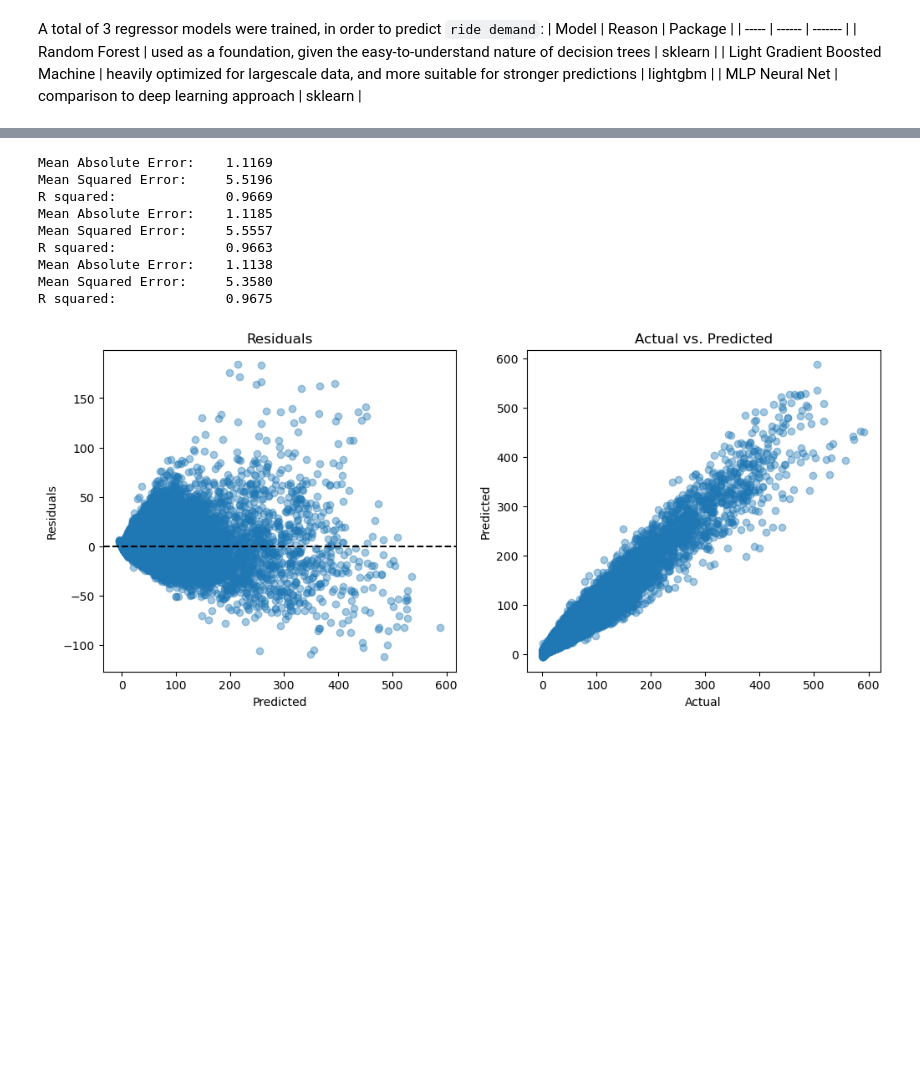
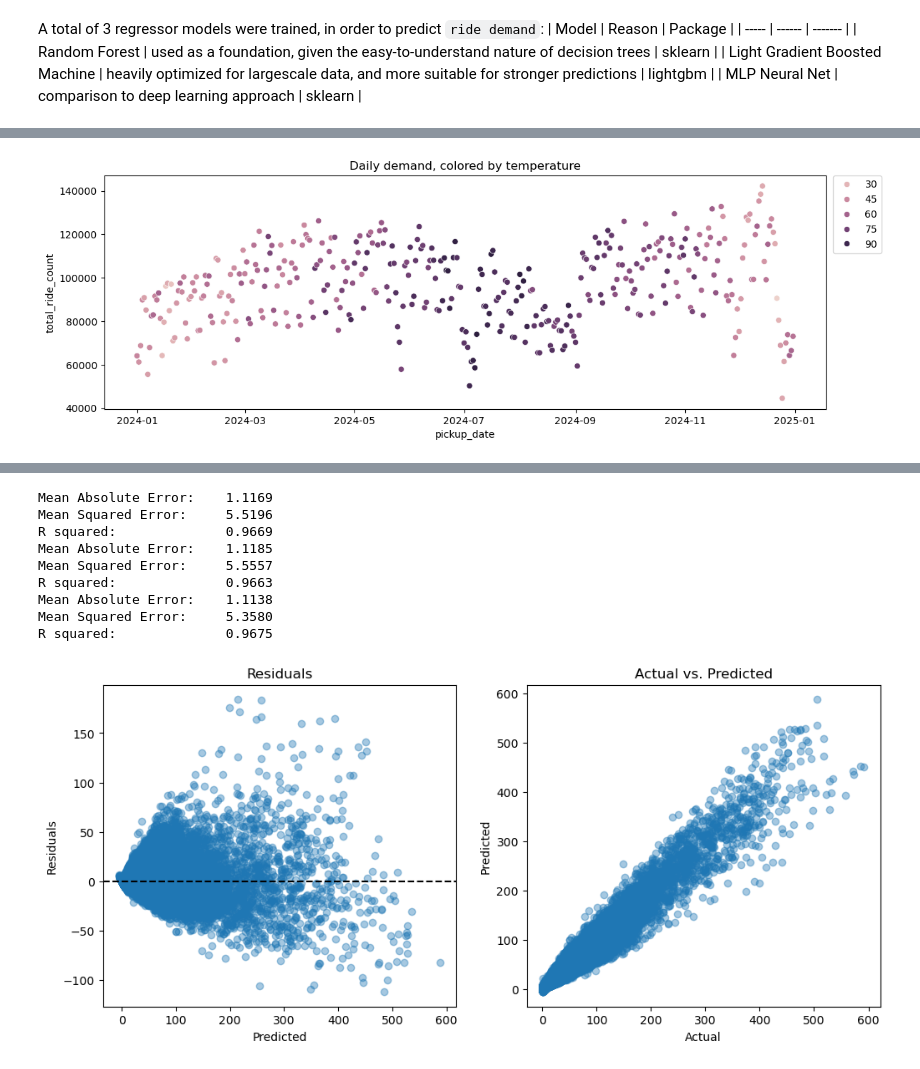
Before and after one commit to emma123456789102/Machine-Learning-Taxi-, a Jupyter notebook: final_notebook.ipynb, the cells around one changed output, grey strips where cells are left out. Saved outputs shown, nothing was run; the diff lists cells and outputs as text; code cells hidden in the pictures; blank space fills up the shorter version.

Commit message:
Pulled final_notebook from ride-demand branch

```diff
--- a/final_notebook.ipynb
+++ b/final_notebook.ipynb
@@ -661,0 +562,100 @@ def analysis(y_true, y_pred):
+# %%
+import seaborn as sns
+import matplotlib.pyplot as plt
+import numpy as np
+from sklearn.preprocessing import MinMaxScaler, StandardScaler
+
+# Daily aggregate for EDA around weather
+daily = df.groupby(['pickup_date']).agg(
+    total_ride_count=('total_ride_count', 'sum'),
+    cloud_coverage=('cloud_coverage', 'mean'),
+    max_temp=('max_temp', 'mean'),
+    max_wind_speed=('max_wind_speed', 'mean'),
+).reset_index()
+daily['day'] = daily['pickup_date'].dt.day_name()
+
+# Join calendar
+calendar = read_calendar_data()
+daily = daily.merge(
+    calendar,
+    left_on='pickup_date',
+    right_on='date',
+    how='left'
+)
+daily['holiday'] = daily['holiday'].fillna("None")
+
+# Does temperature requiring scaling?
+daily['temp^2_x_demand'] = daily['max_temp'] * daily['max_temp'] * daily['total_ride_count']
+
+plt.figure(figsize=(12, 4))
+sns.scatterplot(daily, x='pickup_date', y='total_ride_count', hue='max_temp')
+plt.legend(bbox_to_anchor=(1.01, 1), loc='upper left', borderaxespad=0)
+plt.tight_layout()
+plt.title("Daily demand, colored by temperature")
+plt.show()
+
+plt.figure(figsize=(12, 4))
+sns.scatterplot(daily, x='pickup_date', y='temp^2_x_demand', hue='max_temp')
+plt.legend(bbox_to_anchor=(1.01, 1), loc='upper left', borderaxespad=0)
+plt.tight_layout()
+plt.title("Using (temperature^2 X demand) to reshape demand values")
+plt.show()
+
+# Cloud cover & Windspeed saying similar things; can they be combined?
+daily['exp_cloud_cover'] = np.exp(daily['cloud_coverage'])
+daily['scaled_exp_cloud_cover'] = MinMaxScaler().fit_transform(daily['exp_cloud_cover'].values.reshape(-1, 1))
+
+fig, axes = plt.subplots(1, 2, figsize=(20, 4), sharey=True)
+sns.scatterplot(daily, x='pickup_date', y='total_ride_count', hue='cloud_coverage', ax=axes[0])
+axes[0].legend(bbox_to_anchor=(1.01, 1), loc='upper left', borderaxespad=0)
+axes[0].set_title("Daily demand, colored by cloud coverage")
+sns.scatterplot(daily, x='pickup_date', y='total_ride_count', hue='scaled_exp_cloud_cover', ax=axes[1])
+axes[1].legend(bbox_to_anchor=(1.01, 1), loc='upper left', borderaxespad=0)
+axes[1].set_title("Daily demand, colored by the exponential of cloud coverage (then scaled between 0 & 1)")
+plt.tight_layout()
+plt.show()
+
+# Look at holidays
+palette = {
+    'None': 'lightgrey',
+    'Labor Day': 'red',
+    'Veterans Day': 'steelblue',
+    'Independence Day': 'limegreen',
+    'Election Day': 'orange',
+    'Thanksgiving': 'purple',
+    'Christmas Day': 'deeppink',
+    'Columbus Day': 'brown',
+    'Memorial Day': 'navy',
+    'Martin Luther King Jr. Day': 'gold',
+    "Lincoln's Birthday": 'teal',
+    "New Year's Day": 'black',
+    "Washington's Birthday": 'maroon',
+    'Juneteenth': 'darkorchid'
+}
+plt.figure(figsize=(12, 4))
+sns.scatterplot(daily, x='pickup_date', y='total_ride_count', hue='holiday', palette=palette)
+plt.legend(bbox_to_anchor=(1.01, 1), loc='upper left', borderaxespad=0)
+plt.tight_layout()
+plt.title("Holidays of the year")
+plt.show()
+
+# Days of week
+palette = {
+    'Monday': "orange",
+    'Tuesday': 'lightgrey',
+    'Wednesday': 'lightgrey',
+    'Thursday': 'purple',
+    'Friday': 'lightgrey',
+    'Saturday': 'pink',
+    'Sunday': 'lightgrey',
+}
+plt.figure(figsize=(12, 4))
+sns.scatterplot(daily, x='pickup_date', y='total_ride_count', hue='day', palette=palette)
+plt.legend(bbox_to_anchor=(1.01, 1), loc='upper left', borderaxespad=0)
+plt.tight_layout()
+plt.title("I hate Mondays")
+plt.show()
+
+del daily
+# %% [output]
+[figure, added]
```
Also changed, not shown: parts of 56 cells of this notebook.
